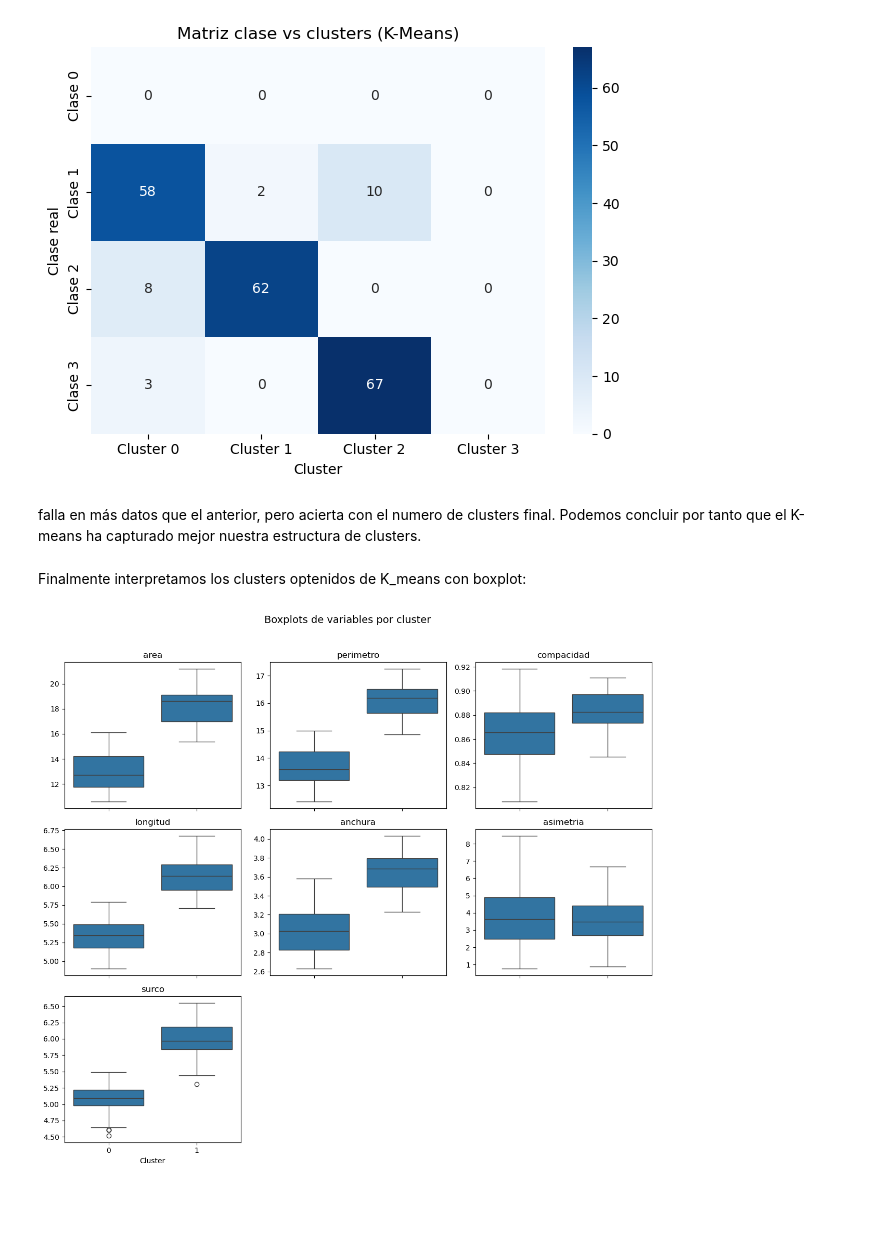
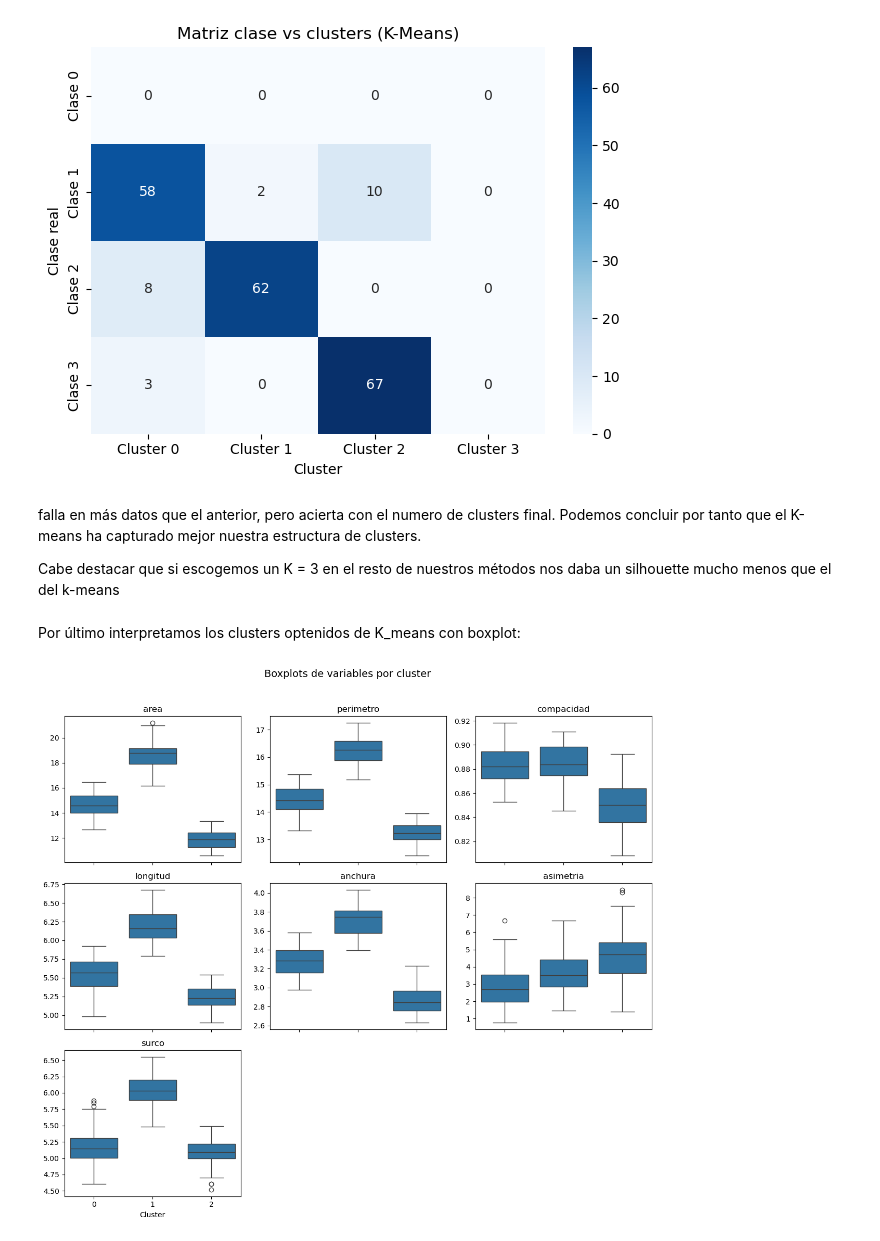
Before and after one commit to 100478705/Grupo25_practica2, a Jupyter notebook: Notebook1.ipynb, the cells around one changed output. Drawn from its saved outputs; the diff is of its cells as text; code cells hidden in the pictures; blank space fills up the shorter version.

```diff
--- a/Notebook1.ipynb
+++ b/Notebook1.ipynb
@@ -490,33 +495,35 @@ Adjusted Rand Index (K-Means vs. clase): 0.705
 [figure]
 # %% [markdown]
 falla en más datos que el anterior, pero acierta con el numero de clusters final. Podemos concluir por tanto que el K-means ha capturado mejor nuestra estructura de clusters.
+
+Cabe destacar que si escogemos un K = 3 en el resto de nuestros métodos nos daba un silhouette mucho menos que el del k-means
 # %% [markdown]
-Finalmente interpretamos los clusters optenidos de K_means con boxplot:
+Por último interpretamos los clusters optenidos de K_means con boxplot:
 # %%
 
 
 # mi mejor algoritmo
-label_set = best_labels
+label_set = kmeans_labels
 
 vars_originales = X.columns.tolist()
 n_vars = len(vars_originales)
 n_cols = 3
 n_rows = math.ceil(n_vars / n_cols)
 
 fig, axes = plt.subplots(n_rows, n_cols, figsize=(4*n_cols, 3.5*n_rows), sharex=True)
 axes = axes.flatten()
 
 for i, col in enumerate(vars_originales):
     sns.boxplot(x=label_set, y=data_df[col], ax=axes[i])
     axes[i].set_title(col)
     axes[i].set_xlabel("Cluster")
     axes[i].set_ylabel("")
 
 for j in range(i+1, len(axes)):
     axes[j].axis('off')
 
 fig.suptitle("Boxplots de variables por cluster", fontsize=14, y=1.02)
 plt.tight_layout()
 plt.show()
 # %% [output]
-[figure, old version]
+[figure, new version]
```
Also changed, not shown: parts of 4 cells of this notebook.
